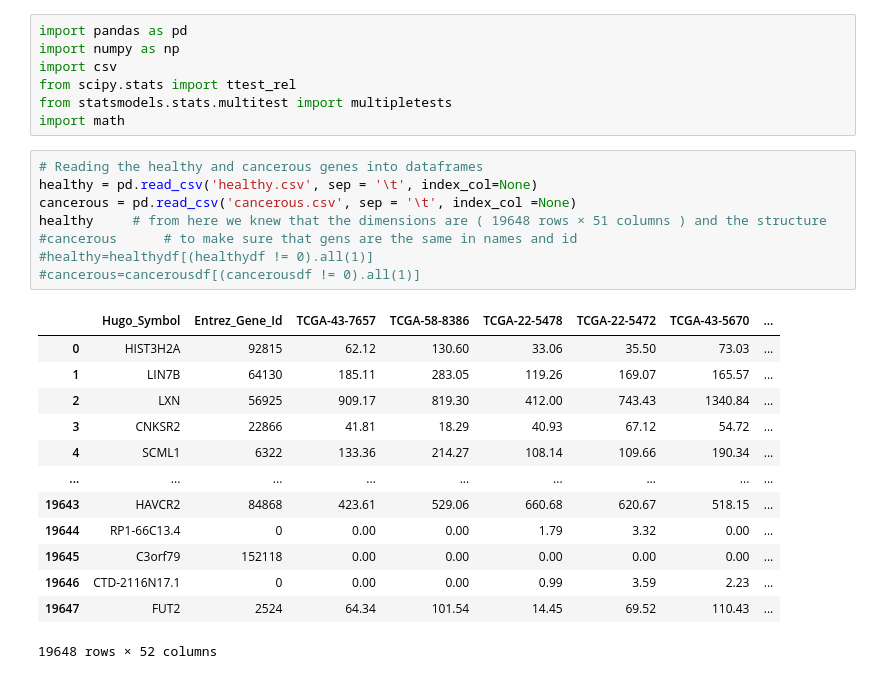
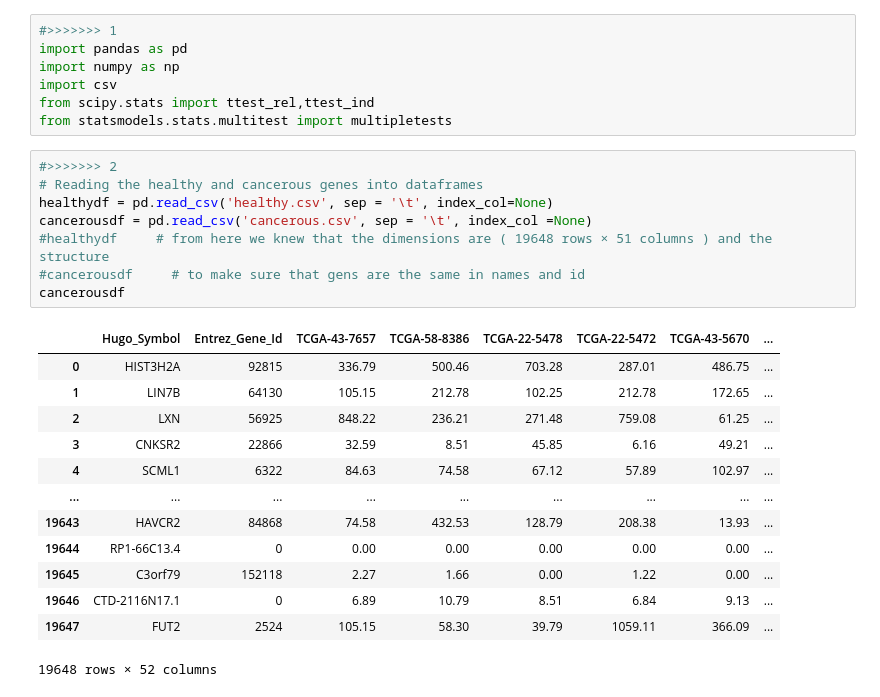
Before and after one commit to Radwa-Saeed/ML, a Jupyter notebook: Ttest.ipynb, the cells around one changed output. Cells and saved outputs as stored; diff of their text form.

```diff
--- a/Ttest.ipynb
+++ b/Ttest.ipynb
@@ -1,29 +1,29 @@
 # %%
+#>>>>>>> 1
 import pandas as pd
 import numpy as np
 import csv
-from scipy.stats import ttest_rel
+from scipy.stats import ttest_rel,ttest_ind
 from statsmodels.stats.multitest import multipletests
-import math
 # %%
+#>>>>>>> 2
 # Reading the healthy and cancerous genes into dataframes
-healthy = pd.read_csv('healthy.csv', sep = '\t', index_col=None)
-cancerous = pd.read_csv('cancerous.csv', sep = '\t', index_col =None)
-healthy     # from here we knew that the dimensions are ( 19648 rows × 51 columns ) and the structure
-#cancerous      # to make sure that gens are the same in names and id
-#healthy=healthydf[(healthydf != 0).all(1)]
-#cancerous=cancerousdf[(cancerousdf != 0).all(1)]
+healthydf = pd.read_csv('healthy.csv', sep = '\t', index_col=None)
+cancerousdf = pd.read_csv('cancerous.csv', sep = '\t', index_col =None)
+#healthydf     # from here we knew that the dimensions are ( 19648 rows × 51 columns ) and the structure
+#cancerousdf     # to make sure that gens are the same in names and id
+cancerousdf
 # %% [output]
 |  | Hugo_Symbol | Entrez_Gene_Id | TCGA-43-7657 | TCGA-58-8386 | TCGA-22-5478 | TCGA-22-5472 | TCGA-43-5670 | ... |
-| 0 | HIST3H2A | 92815 | 62.12 | 130.60 | 33.06 | 35.50 | 73.03 | ... |
-| 1 | LIN7B | 64130 | 185.11 | 283.05 | 119.26 | 169.07 | 165.57 | ... |
-| 2 | LXN | 56925 | 909.17 | 819.30 | 412.00 | 743.43 | 1340.84 | ... |
-| 3 | CNKSR2 | 22866 | 41.81 | 18.29 | 40.93 | 67.12 | 54.72 | ... |
-| 4 | SCML1 | 6322 | 133.36 | 214.27 | 108.14 | 109.66 | 190.34 | ... |
+| 0 | HIST3H2A | 92815 | 336.79 | 500.46 | 703.28 | 287.01 | 486.75 | ... |
+| 1 | LIN7B | 64130 | 105.15 | 212.78 | 102.25 | 212.78 | 172.65 | ... |
+| 2 | LXN | 56925 | 848.22 | 236.21 | 271.48 | 759.08 | 61.25 | ... |
+| 3 | CNKSR2 | 22866 | 32.59 | 8.51 | 45.85 | 6.16 | 49.21 | ... |
+| 4 | SCML1 | 6322 | 84.63 | 74.58 | 67.12 | 57.89 | 102.97 | ... |
 | ... | ... | ... | ... | ... | ... | ... | ... | ... |
-| 19643 | HAVCR2 | 84868 | 423.61 | 529.06 | 660.68 | 620.67 | 518.15 | ... |
-| 19644 | RP1-66C13.4 | 0 | 0.00 | 0.00 | 1.79 | 3.32 | 0.00 | ... |
-| 19645 | C3orf79 | 152118 | 0.00 | 0.00 | 0.00 | 0.00 | 0.00 | ... |
-| 19646 | CTD-2116N17.1 | 0 | 0.00 | 0.00 | 0.99 | 3.59 | 2.23 | ... |
-| 19647 | FUT2 | 2524 | 64.34 | 101.54 | 14.45 | 69.52 | 110.43 | ... |
+| 19643 | HAVCR2 | 84868 | 74.58 | 432.53 | 128.79 | 208.38 | 13.93 | ... |
+| 19644 | RP1-66C13.4 | 0 | 0.00 | 0.00 | 0.00 | 0.00 | 0.00 | ... |
+| 19645 | C3orf79 | 152118 | 2.27 | 1.66 | 0.00 | 1.22 | 0.00 | ... |
+| 19646 | CTD-2116N17.1 | 0 | 6.89 | 10.79 | 8.51 | 6.84 | 9.13 | ... |
+| 19647 | FUT2 | 2524 | 105.15 | 58.30 | 39.79 | 1059.11 | 366.09 | ... |
 19648 rows × 52 columns
```
Also changed, not shown: parts of 17 cells of this notebook.
